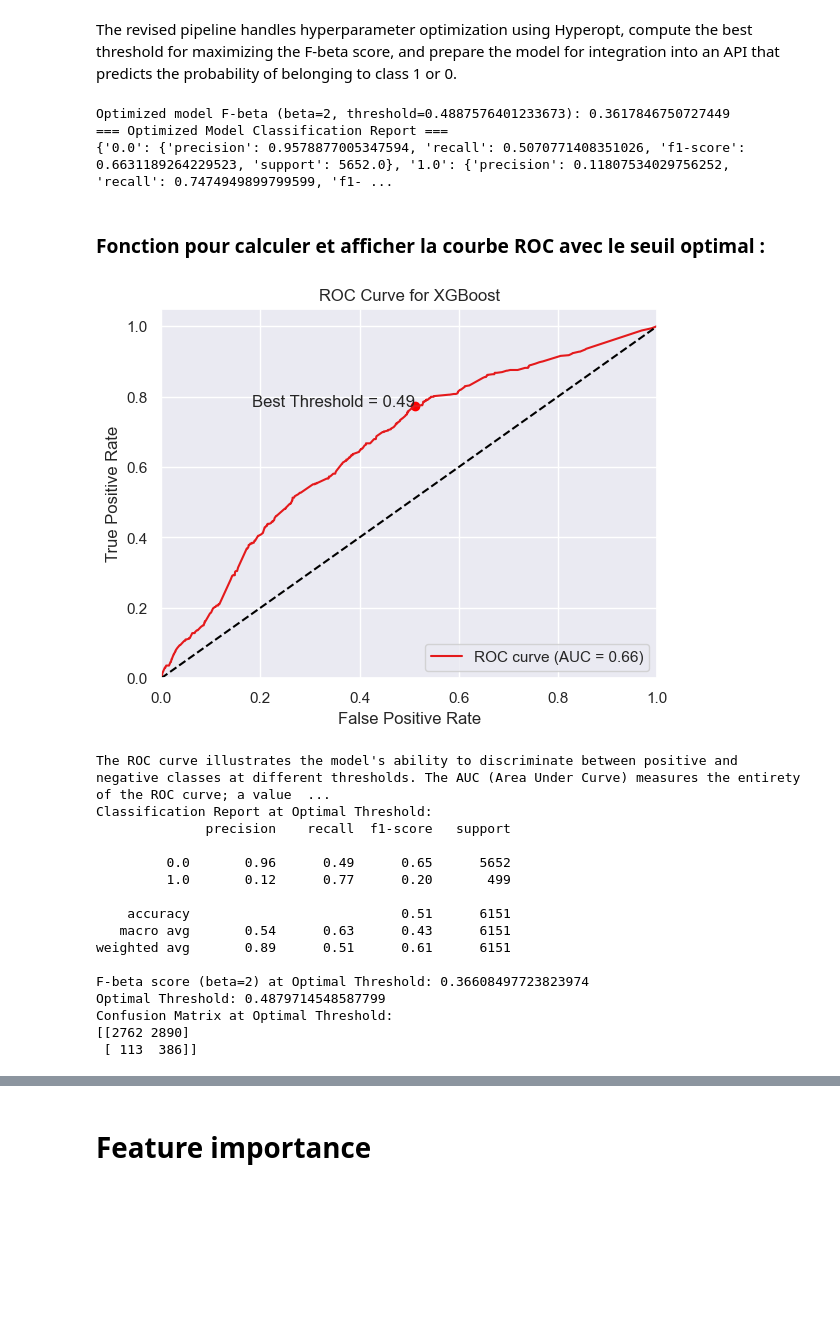
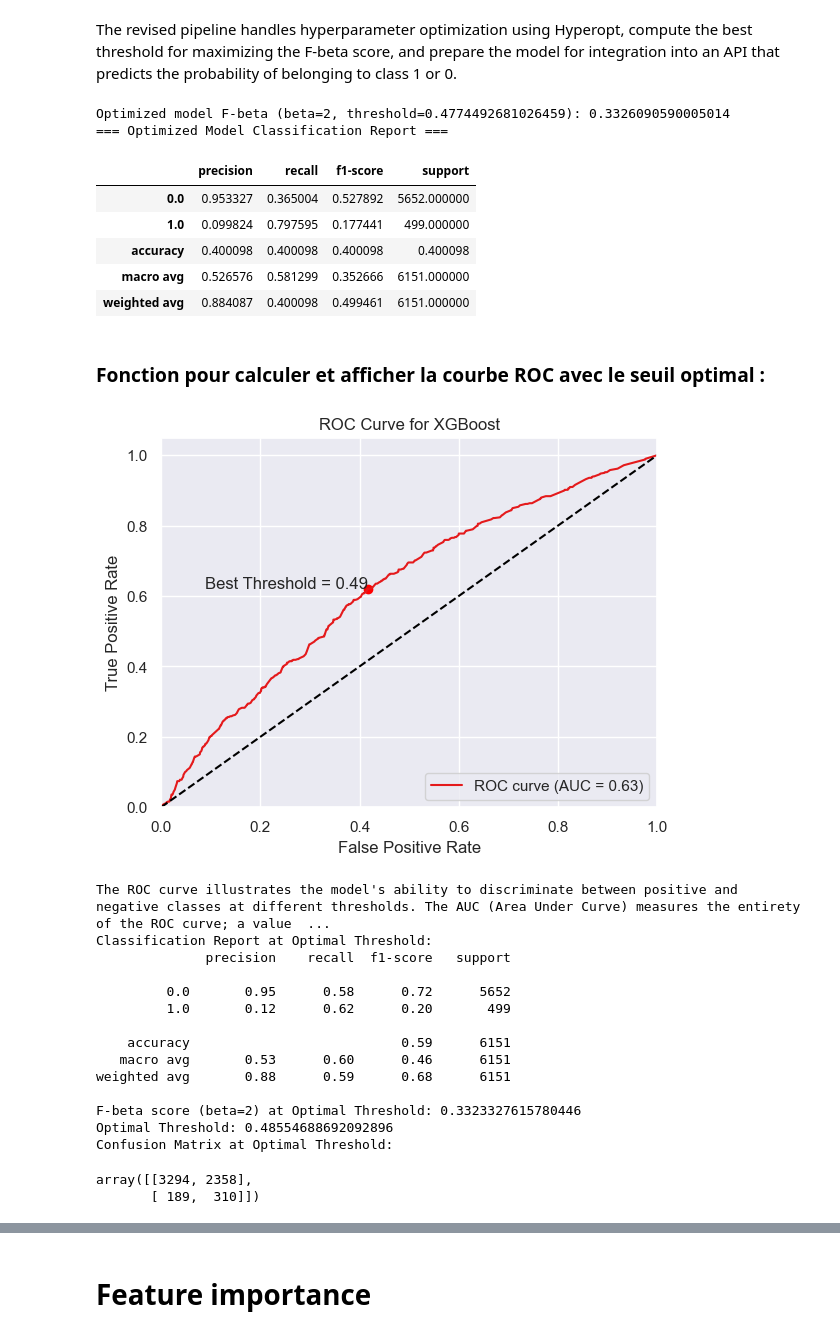
Before and after one commit to githublaure/streamlit_dashboard, a Jupyter notebook: notebooks/3-modelling.ipynb, the cells around one changed output, grey strips where cells are left out. Saved outputs shown, nothing was run; the diff lists cells and outputs as text; code cells hidden in the pictures; blank space fills up the shorter version.

Commit message:
Update modelling

```diff
--- a/notebooks/3-modelling.ipynb
+++ b/notebooks/3-modelling.ipynb
@@ -2099,7 +2108,7 @@ import numpy as np
 # Function to optimize and train the model using XGBoost
 # We add a custom threshold to the pipeline so we can retrieve it later
 class CustomThreshold:
-    def __init__(self, model, threshold=0.4887576401233673):
+    def __init__(self, model, threshold=0.4774492681026459):
         self.model = model
         self.threshold = threshold
 
@@ -2117,7 +2126,7 @@ class CustomThreshold:
         return self.threshold
 
 # Main function to optimize and train the XGBoost model
-def optimize_xgb(data, target_name='TARGET', train_size=0.8, random_state=42, beta=2, max_evals=10, threshold=0.4887576401233673):
+def optimize_xgb(data, target_name='TARGET', train_size=0.8, random_state=42, beta=2, max_evals=10, threshold=0.4774492681026459):
     # Extract target and features from data
     target = data[target_name].to_numpy()
     features = data.drop(columns=[target_name]).to_numpy()
@@ -2177,10 +2186,6 @@ def optimize_xgb(data, target_name='TARGET', train_size=0.8, random_state=42, be
             ('model', best_model)  # Optimized model
         ])
 
-        # Save the complete pipeline
-        model_path = "../models/xgb_pipeline_tuned.pkl"
-        joblib.dump(full_pipeline, model_path)
-
         # Predict probabilities on the test set
         y_pred_proba_optimized = best_model.predict_proba(x_test_prepared)[:, 1]
 
@@ -2192,6 +2197,7 @@ def optimize_xgb(data, target_name='TARGET', train_size=0.8, random_state=42, be
         clf_report_optimized = classification_report(y_test, y_pred_optimized, output_dict=True)
 
         # Log the model and metrics in MLflow
+        model_path = f"../models/{target_name}_xgb_hyperopt_tuned.pkl"
         mlflow.log_artifact(model_path)
         mlflow.log_metric("final_fbeta_optimized", final_fbeta_optimized)
 
@@ -2212,11 +2218,17 @@ def optimize_xgb(data, target_name='TARGET', train_size=0.8, random_state=42, be
 
 # Display the results
 print("=== Optimized Model Classification Report ===")
-print(clf_report_optimized)
+clf_df = pd.DataFrame(clf_report_optimized).transpose()
+display(clf_df)
 # %% [output]
-Optimized model F-beta (beta=2, threshold=0.4887576401233673): 0.3617846750727449
+Optimized model F-beta (beta=2, threshold=0.4774492681026459): 0.3326090590005014
 === Optimized Model Classification Report ===
-{'0.0': {'precision': 0.9578877005347594, 'recall': 0.5070771408351026, 'f1-score': 0.6631189264229523, 'support': 5652.0}, '1.0': {'precision': 0.11807534029756252, 'recall': 0.7474949899799599, 'f1- ...
+|  | precision | recall | f1-score | support |
+| 0.0 | 0.953327 | 0.365004 | 0.527892 | 5652.000000 |
+| 1.0 | 0.099824 | 0.797595 | 0.177441 | 499.000000 |
+| accuracy | 0.400098 | 0.400098 | 0.400098 | 0.400098 |
+| macro avg | 0.526576 | 0.581299 | 0.352666 | 6151.000000 |
+| weighted avg | 0.884087 | 0.400098 | 0.499461 | 6151.000000 |
 # %% [markdown]
 ### Fonction pour calculer et afficher la courbe ROC avec le seuil optimal :
 # %%
@@ -2257,46 +2269,46 @@ def compute_roc_curve_with_best_threshold(y_test, y_pred_proba, model_name="Mode
 # %%
 # Calculate the prediction probabilities using the optimized prediction values
 # Alternatively, use non-optimized probabilities for comparison
 y_pred_proba = y_pred_proba_optimized
 
 # Display the ROC curve and calculate the optimal threshold for classification
 gfg_score, optimal_threshold = compute_roc_curve_with_best_threshold(y_test, y_pred_proba, model_name='XGBoost')
 
 # Use the optimal threshold to make class predictions
 xgbc_pred_optimal = y_pred_proba >= optimal_threshold
 
 # Calculate and display the classification report based on the optimal threshold
 print("Classification Report at Optimal Threshold:")
 print(classification_report(y_test, xgbc_pred_optimal))
 
 # Calculate the F-beta score, which is a weighted measure of precision and recall
 fbeta = fbeta_score(y_test, xgbc_pred_optimal, beta=2)
 print(f"F-beta score (beta=2) at Optimal Threshold: {fbeta}")
 print(f"Optimal Threshold: {optimal_threshold}")
 
 # Display the confusion matrix to visualize the performance of the classification at the optimal threshold
 from sklearn.metrics import confusion_matrix
 cm = confusion_matrix(y_test, xgbc_pred_optimal)
 print("Confusion Matrix at Optimal Threshold:")
-print(cm)
+display(cm)
 # %% [output]
-[figure, old version]
+[figure, new version]
 The ROC curve illustrates the model's ability to discriminate between positive and negative classes at different thresholds. The AUC (Area Under Curve) measures the entirety of the ROC curve; a value  ...
 Classification Report at Optimal Threshold:
               precision    recall  f1-score   support
 
-         0.0       0.96      0.49      0.65      5652
-         1.0       0.12      0.77      0.20       499
+         0.0       0.95      0.58      0.72      5652
+         1.0       0.12      0.62      0.20       499
 
-    accuracy                           0.51      6151
-   macro avg       0.54      0.63      0.43      6151
-weighted avg       0.89      0.51      0.61      6151
+    accuracy                           0.59      6151
+   macro avg       0.53      0.60      0.46      6151
+weighted avg       0.88      0.59      0.68      6151
 
-F-beta score (beta=2) at Optimal Threshold: 0.36608497723823974
-Optimal Threshold: 0.4879714548587799
+F-beta score (beta=2) at Optimal Threshold: 0.3323327615780446
+Optimal Threshold: 0.48554688692092896
 Confusion Matrix at Optimal Threshold:
-[[2762 2890]
- [ 113  386]]
+array([[3294, 2358],
+       [ 189,  310]])
 # %%
 # Function to plot ROC curve and display confusion matrices for multiple thresholds
 
```
Also changed, not shown: parts of 54 cells of this notebook.
